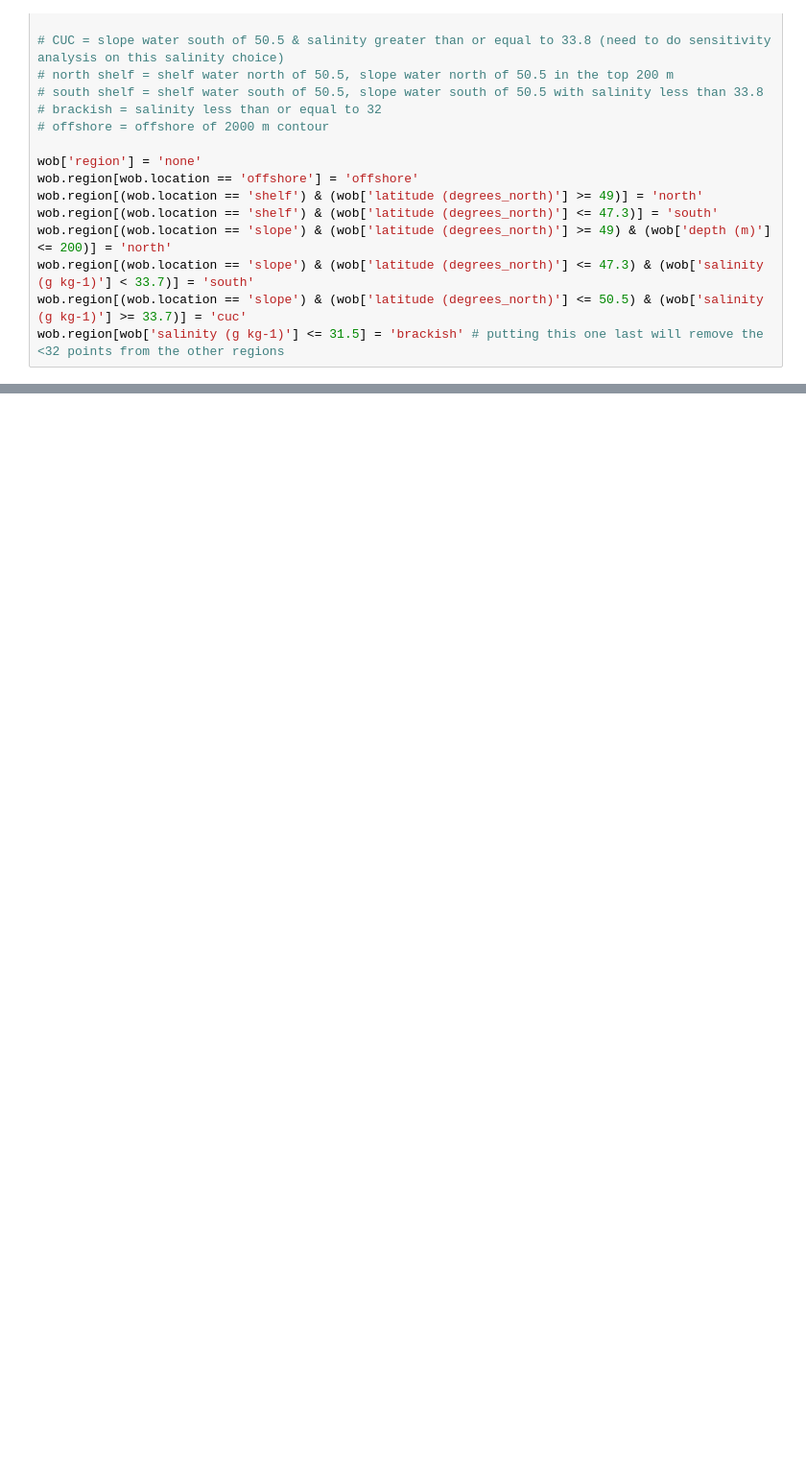
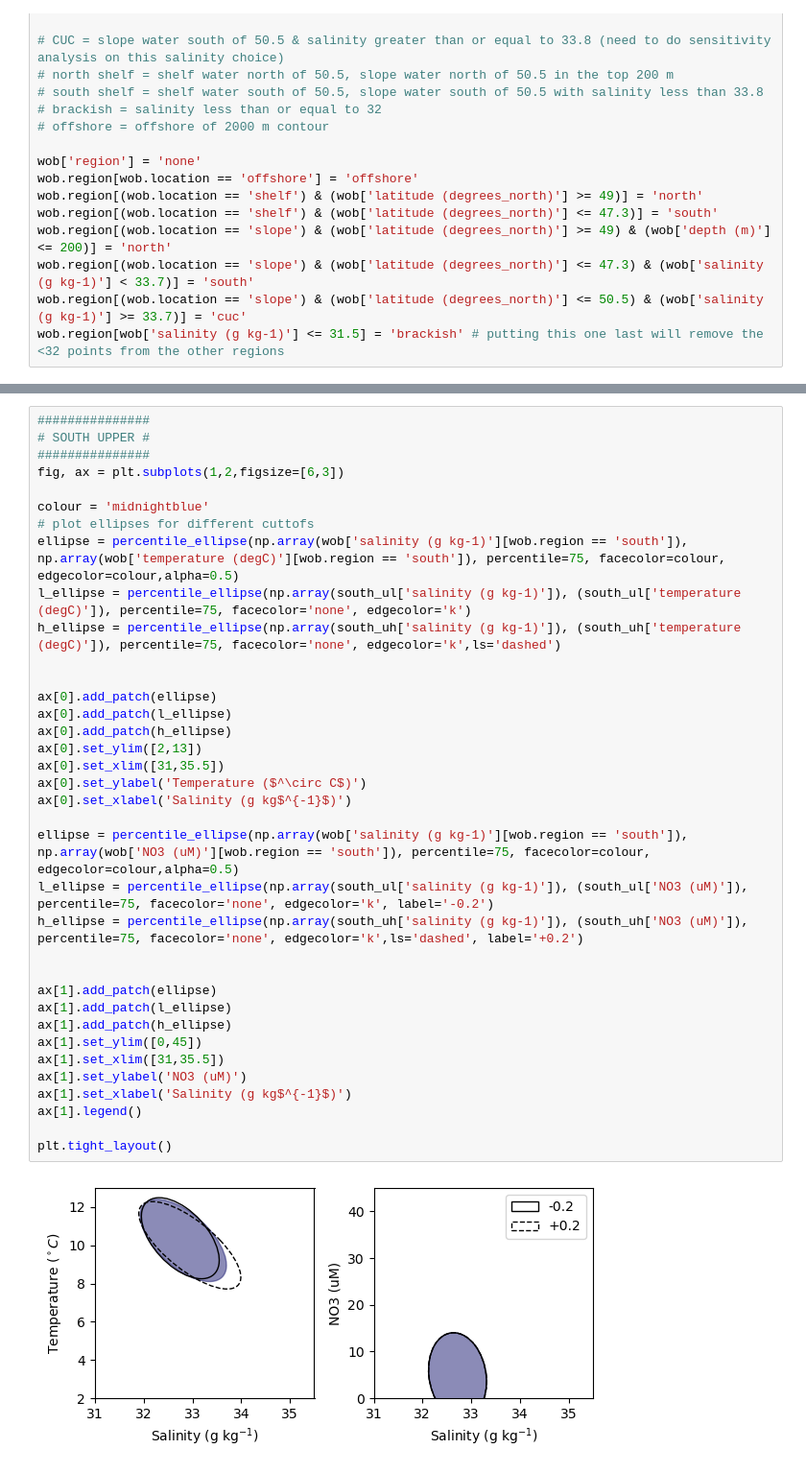
Before and after one commit to UBC-MOAD/analysis-becca, a Jupyter notebook: LiveOcean/tracers/property_sensitivity.ipynb, the cells around one changed output, grey strips where cells are left out. Shown at 96% size. Saved outputs shown, nothing was run; the diff lists cells and outputs as text; blank space fills up the shorter version.

```diff
--- a/LiveOcean/tracers/property_sensitivity.ipynb
+++ b/LiveOcean/tracers/property_sensitivity.ipynb
@@ -659,0 +774,38 @@ wob.region[wob['salinity (g kg-1)'] <= 31.5] = 'brackish' # putting this one las
+# %%
+###############
+# SOUTH UPPER #
+###############
+fig, ax = plt.subplots(1,2,figsize=[6,3])
+
+colour = 'midnightblue'
+# plot ellipses for different cuttofs
+ellipse = percentile_ellipse(np.array(wob['salinity (g kg-1)'][wob.region == 'south']), np.array(wob['temperature (degC)'][wob.region == 'south']), percentile=75, facecolor=colour, edgecolor=colour,alpha=0.5)
+l_ellipse = percentile_ellipse(np.array(south_ul['salinity (g kg-1)']), (south_ul['temperature (degC)']), percentile=75, facecolor='none', edgecolor='k')
+h_ellipse = percentile_ellipse(np.array(south_uh['salinity (g kg-1)']), (south_uh['temperature (degC)']), percentile=75, facecolor='none', edgecolor='k',ls='dashed')
+
+
+ax[0].add_patch(ellipse)
+ax[0].add_patch(l_ellipse)
+ax[0].add_patch(h_ellipse)
+ax[0].set_ylim([2,13])
+ax[0].set_xlim([31,35.5])
+ax[0].set_ylabel('Temperature ($^\circ C$)')
+ax[0].set_xlabel('Salinity (g kg$^{-1}$)')
+
+ellipse = percentile_ellipse(np.array(wob['salinity (g kg-1)'][wob.region == 'south']), np.array(wob['NO3 (uM)'][wob.region == 'south']), percentile=75, facecolor=colour, edgecolor=colour,alpha=0.5)
+l_ellipse = percentile_ellipse(np.array(south_ul['salinity (g kg-1)']), (south_ul['NO3 (uM)']), percentile=75, facecolor='none', edgecolor='k', label='-0.2')
+h_ellipse = percentile_ellipse(np.array(south_uh['salinity (g kg-1)']), (south_uh['NO3 (uM)']), percentile=75, facecolor='none', edgecolor='k',ls='dashed', label='+0.2')
+
+
+ax[1].add_patch(ellipse)
+ax[1].add_patch(l_ellipse)
+ax[1].add_patch(h_ellipse)
+ax[1].set_ylim([0,45])
+ax[1].set_xlim([31,35.5])
+ax[1].set_ylabel('NO3 (uM)')
+ax[1].set_xlabel('Salinity (g kg$^{-1}$)')
+ax[1].legend()
+
+plt.tight_layout()
+# %% [output]
+[figure, added]
```
Also changed, not shown: parts of 18 cells of this notebook.
